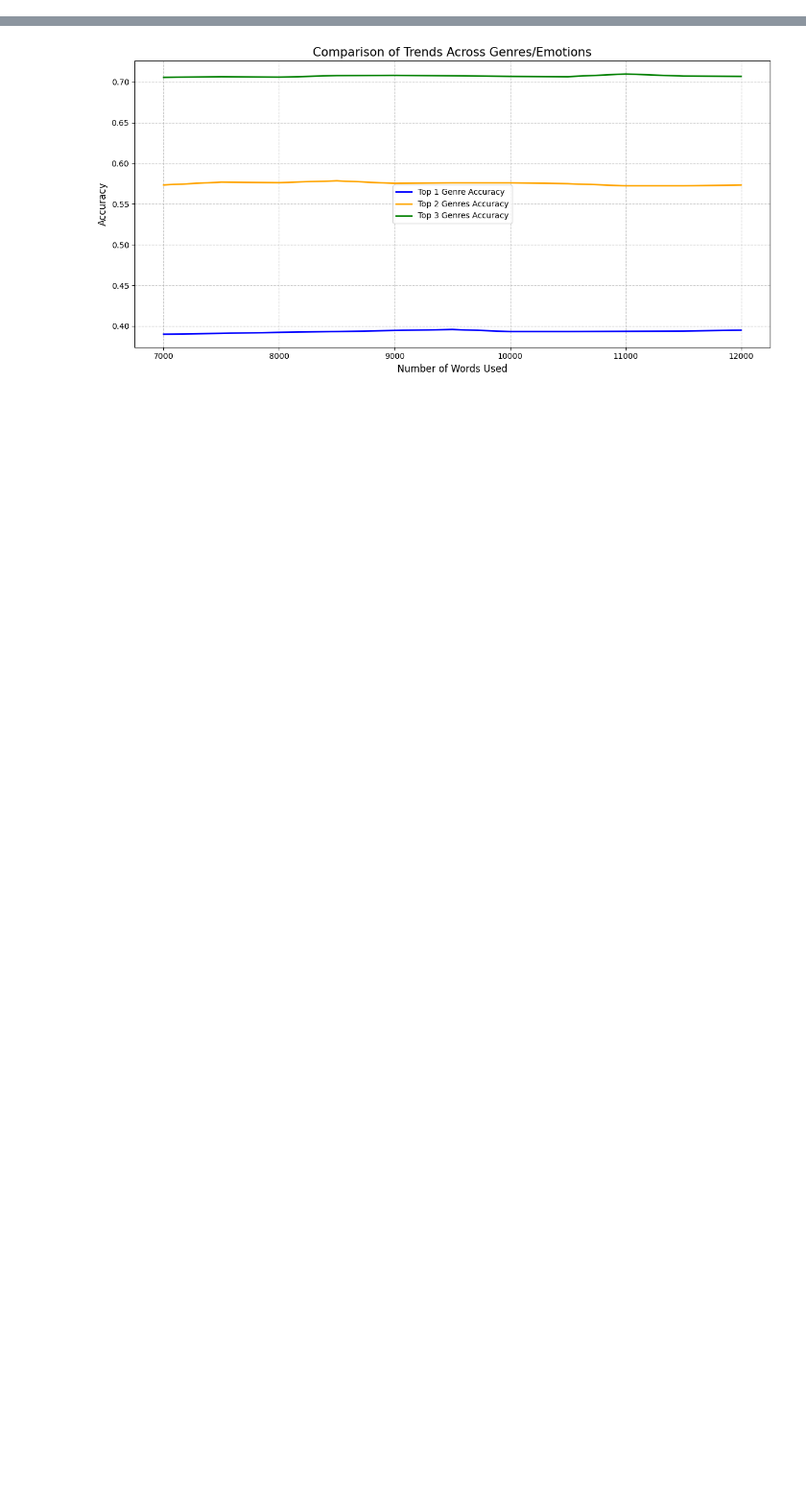
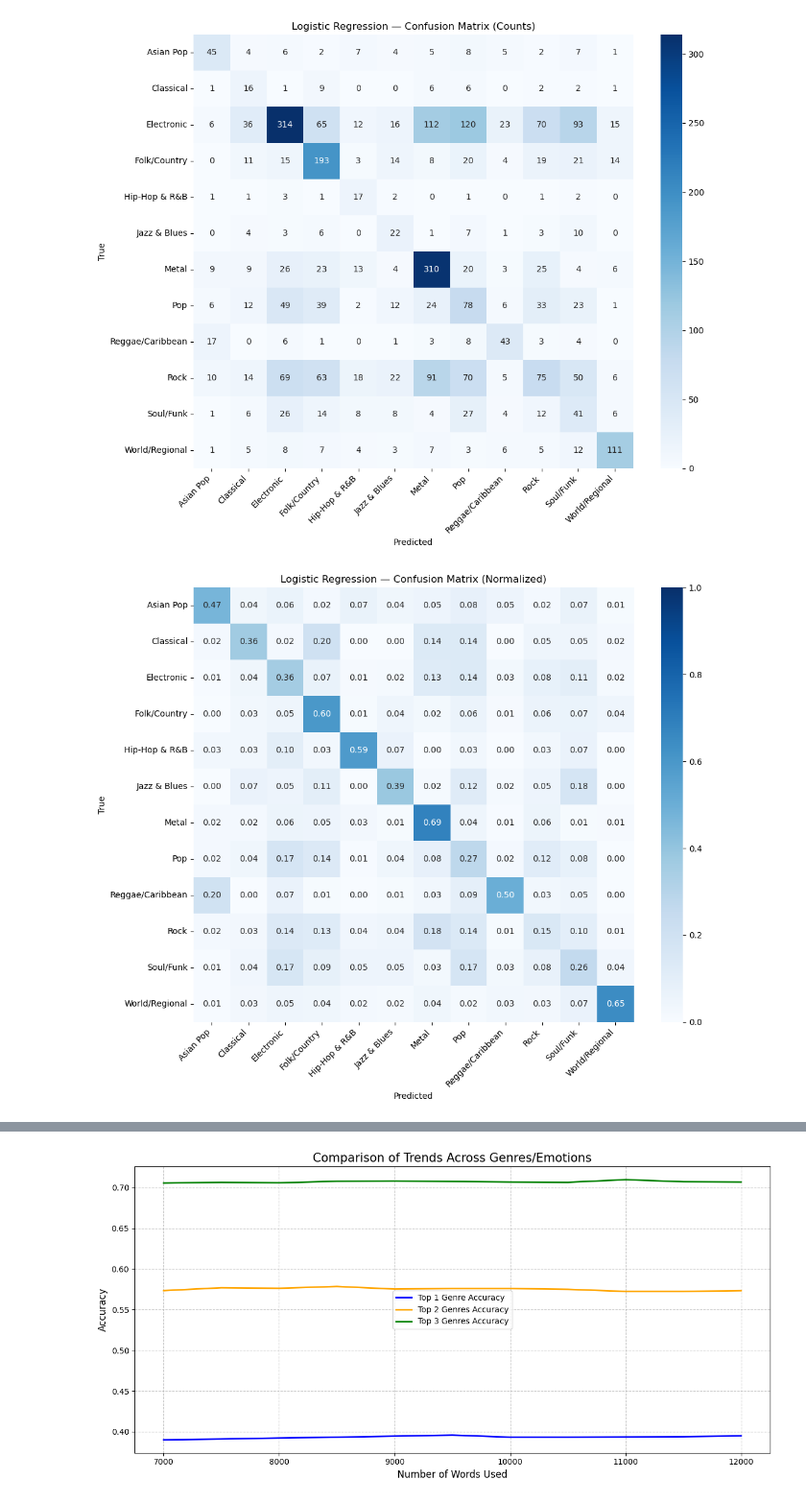
Before and after one commit to astasolin/final_project, a Jupyter notebook: Connor/clean version/log_regression.ipynb, the cells around one changed output, grey strips where cells are left out. Shown at 96% size. Drawn from its saved outputs; the diff is of its cells as text; code cells hidden in the pictures; blank space fills up the shorter version.

Commit message:
word2vec

```diff
--- a/Connor/clean version/log_regression.ipynb
+++ b/Connor/clean version/log_regression.ipynb
@@ -11,13 +17,14 @@ from nltk.stem import WordNetLemmatizer
 # %%
 df_songs = pd.read_csv('dataset.csv')
 lemmatizer = WordNetLemmatizer()
+stop_words = set(stopwords.words('english'))
 # %%
 # 2. Create a custom function to lemmatize tokens
-def lemmatized_tokenizer(text):
+def log_reg_tokenizer(text):
     # Tokenize using scikit-learn's default pattern
     tokens = nltk.word_tokenize(text)
     # Lemmatize each word
-    return [lemmatizer.lemmatize(w) for w in tokens]
+    return [ w for w in tokens if w not in stop_words]
 
 def in_top(pred_list,actual, top_x):
     return True if actual in list(pred_list.keys())[:top_x] else False
@@ -35,7 +42,7 @@ def logistic_reg_and_score(df: pd.DataFrame, num_words: int, n_grams:tuple =(1,1
     # Create a pipeline: Vectorizer -> Logistic Regression
     # We use 'lbfgs' solver which is good for multiclass problems
     model_pipeline = Pipeline([
-        ('tfidf', TfidfVectorizer(tokenizer=lemmatized_tokenizer, max_features=num_words, stop_words='english', ngram_range=n_grams)),
+        ('tfidf', TfidfVectorizer(max_features=num_words, ngram_range=n_grams, tokenizer=log_reg_tokenizer)),
         ('clf', LogisticRegression(solver='lbfgs', max_iter=1000,class_weight='balanced'))
     ])
 
@@ -53,13 +60,12 @@ def logistic_reg_and_score(df: pd.DataFrame, num_words: int, n_grams:tuple =(1,1
 
     # Get the probabilities
     probs = model_pipeline.predict_proba(X_test)
-
+    y_top = model_pipeline.predict(X_test)
     # Get the genre names from the model
     genres = model_pipeline.classes_
 
     # Create a DataFrame where each column is a Genre
     y_prob = pd.DataFrame(probs, columns=genres, index=X_test.index)
-
     # This creates a dictionary of {Genre: Probability} for the top 3
     y_prob['predicted'] = y_prob.apply(
         lambda row: row.nlargest(3).to_dict(),
@@ -69,13 +75,13 @@ def logistic_reg_and_score(df: pd.DataFrame, num_words: int, n_grams:tuple =(1,1
     df_pred = pd.DataFrame({
         'actual': y_test
     })
-
+    df_pred['top'] = y_top
     df_pred = df_pred.join(y_prob['predicted'])
     for x in range(1,4):
         df_pred[f'top_{x}'] = df_pred.apply(lambda row: in_top(row['predicted'],row['actual'],x), axis=1)
 
-    return df_pred
+    return df_pred, model_pipeline
 # %%
-pred = logistic_reg_and_score(df_songs,9000,(1,1))
+pred, model_pipeline = logistic_reg_and_score(df_songs,9000,(1,2))
 # %% [output]
 Training model...
@@ -99,3 +105,55 @@ Classification Report:
+# %%
+# Confusion Matrix
+
+# Force EVERY element to a Python string. No exceptions, no edge cases.
+y_test_arr      = np.array([str(x) for x in pred['actual'].to_list()], dtype=object)
+predictions_arr = np.array([str(x) for x in pred['top'].to_list()], dtype=object)
+class_names     = [str(c) for c in model_pipeline.classes_]
+
+conf_matrix = confusion_matrix(y_test_arr, predictions_arr, labels=class_names)
+
+# Heatmap
+plt.figure(figsize=(11, 9))
+sns.heatmap(
+    conf_matrix,
+    annot=True,
+    fmt="d",
+    cmap="Blues",
+    xticklabels=class_names,
+    yticklabels=class_names,
+)
+plt.xlabel("Predicted")
+plt.ylabel("True")
+plt.title("Logistic Regression — Confusion Matrix (Counts)")
+plt.xticks(rotation=45, ha="right")
+plt.tight_layout()
+plt.show()
+
+# Normalized version
+conf_matrix_norm = confusion_matrix(
+    y_test_arr, predictions_arr, labels=class_names, normalize="true"
+)
+
+plt.figure(figsize=(11, 9))
+sns.heatmap(
+    conf_matrix_norm,
+    annot=True,
+    fmt=".2f",
+    cmap="Blues",
+    xticklabels=class_names,
+    yticklabels=class_names,
+    vmin=0,
+    vmax=1,
+)
+plt.xlabel("Predicted")
+plt.ylabel("True")
+plt.title("Logistic Regression — Confusion Matrix (Normalized)")
+plt.xticks(rotation=45, ha="right")
+plt.tight_layout()
+plt.show()
+# %% [output]
+[figure, added]
+[figure, added]
 # %%
 num_words = []
 top_1 = []
```
Also changed, not shown: parts of 10 cells of this notebook, 3 other files.
